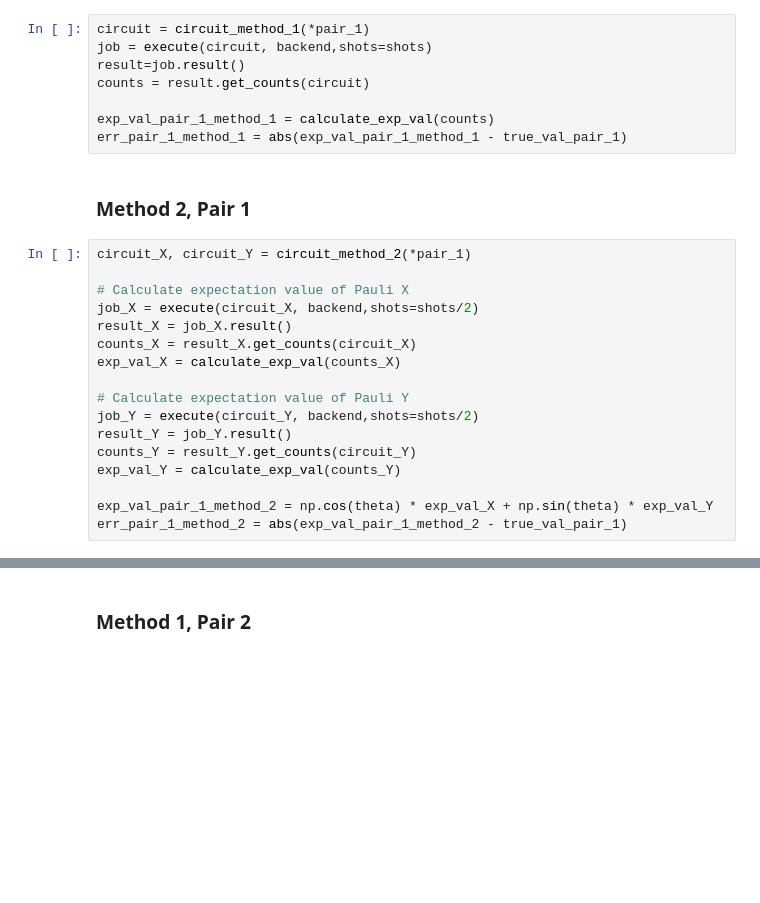
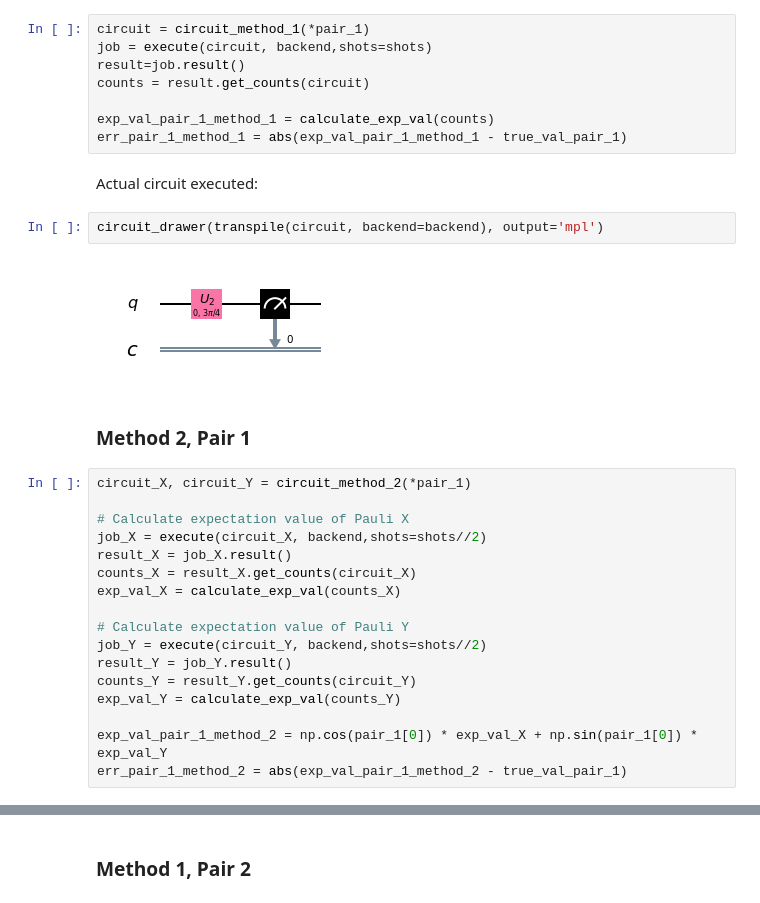
Before and after one commit to MIWdlB/Qiskit-Group-Project, a Jupyter notebook: Lab script template.ipynb, the cells around one changed output, grey strips where cells are left out. Saved outputs shown, nothing was run; the diff lists cells and outputs as text; blank space fills up the shorter version.

```diff
--- a/Lab script template.ipynb
+++ b/Lab script template.ipynb
@@ -197,22 +199,28 @@ counts = result.get_counts(circuit)
 
 exp_val_pair_1_method_1 = calculate_exp_val(counts)
 err_pair_1_method_1 = abs(exp_val_pair_1_method_1 - true_val_pair_1)
+# %% [markdown]
+Actual circuit executed:
+# %%
+circuit_drawer(transpile(circuit, backend=backend), output='mpl')
+# %% [output]
+[figure, added]
 # %% [markdown]
 ### Method 2, Pair 1
 # %%
 circuit_X, circuit_Y = circuit_method_2(*pair_1)
 
 # Calculate expectation value of Pauli X
-job_X = execute(circuit_X, backend,shots=shots/2)
+job_X = execute(circuit_X, backend,shots=shots//2)
 result_X = job_X.result()
 counts_X = result_X.get_counts(circuit_X)
 exp_val_X = calculate_exp_val(counts_X)
 
 # Calculate expectation value of Pauli Y
-job_Y = execute(circuit_Y, backend,shots=shots/2)
+job_Y = execute(circuit_Y, backend,shots=shots//2)
 result_Y = job_Y.result()
 counts_Y = result_Y.get_counts(circuit_Y)
 exp_val_Y = calculate_exp_val(counts_Y)
 
-exp_val_pair_1_method_2 = np.cos(theta) * exp_val_X + np.sin(theta) * exp_val_Y
+exp_val_pair_1_method_2 = np.cos(pair_1[0]) * exp_val_X + np.sin(pair_1[0]) * exp_val_Y
 err_pair_1_method_2 = abs(exp_val_pair_1_method_2 - true_val_pair_1)
```
Also changed, not shown: parts of 23 cells of this notebook.
